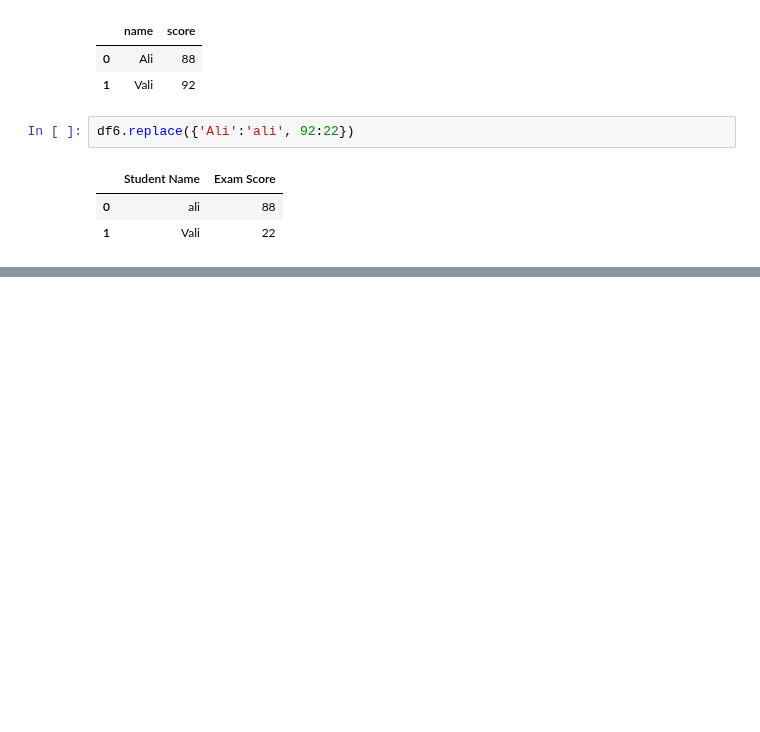
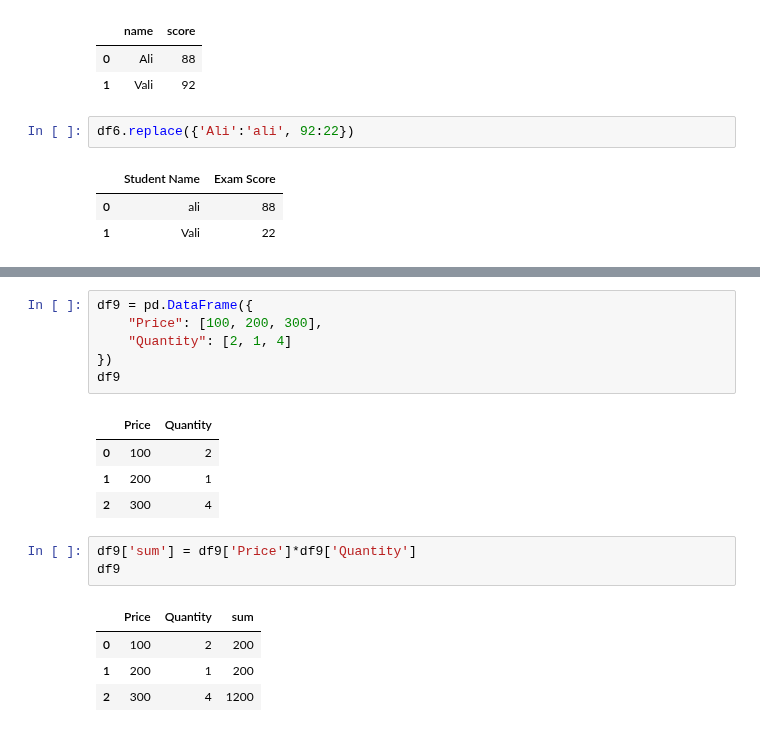
Before and after one commit to izzat-ai/learning-ai, a Jupyter notebook: pandas_data_preparation/24_dec_practice.ipynb, the cells around one changed output, grey strips where cells are left out. Saved outputs shown, nothing was run; the diff lists cells and outputs as text; blank space fills up the shorter version.

```diff
--- a/pandas_data_preparation/24_dec_practice.ipynb
+++ b/pandas_data_preparation/24_dec_practice.ipynb
@@ -201,0 +279,19 @@ df6.replace({'Ali':'ali', 92:22})
+# %%
+df9 = pd.DataFrame({
+    "Price": [100, 200, 300],
+    "Quantity": [2, 1, 4]
+})
+df9
+# %% [output]
+|  | Price | Quantity |
+| 0 | 100 | 2 |
+| 1 | 200 | 1 |
+| 2 | 300 | 4 |
+# %%
+df9['sum'] = df9['Price']*df9['Quantity']
+df9
+# %% [output]
+|  | Price | Quantity | sum |
+| 0 | 100 | 2 | 200 |
+| 1 | 200 | 1 | 200 |
+| 2 | 300 | 4 | 1200 |
```
Also changed, not shown: parts of 18 cells of this notebook.
